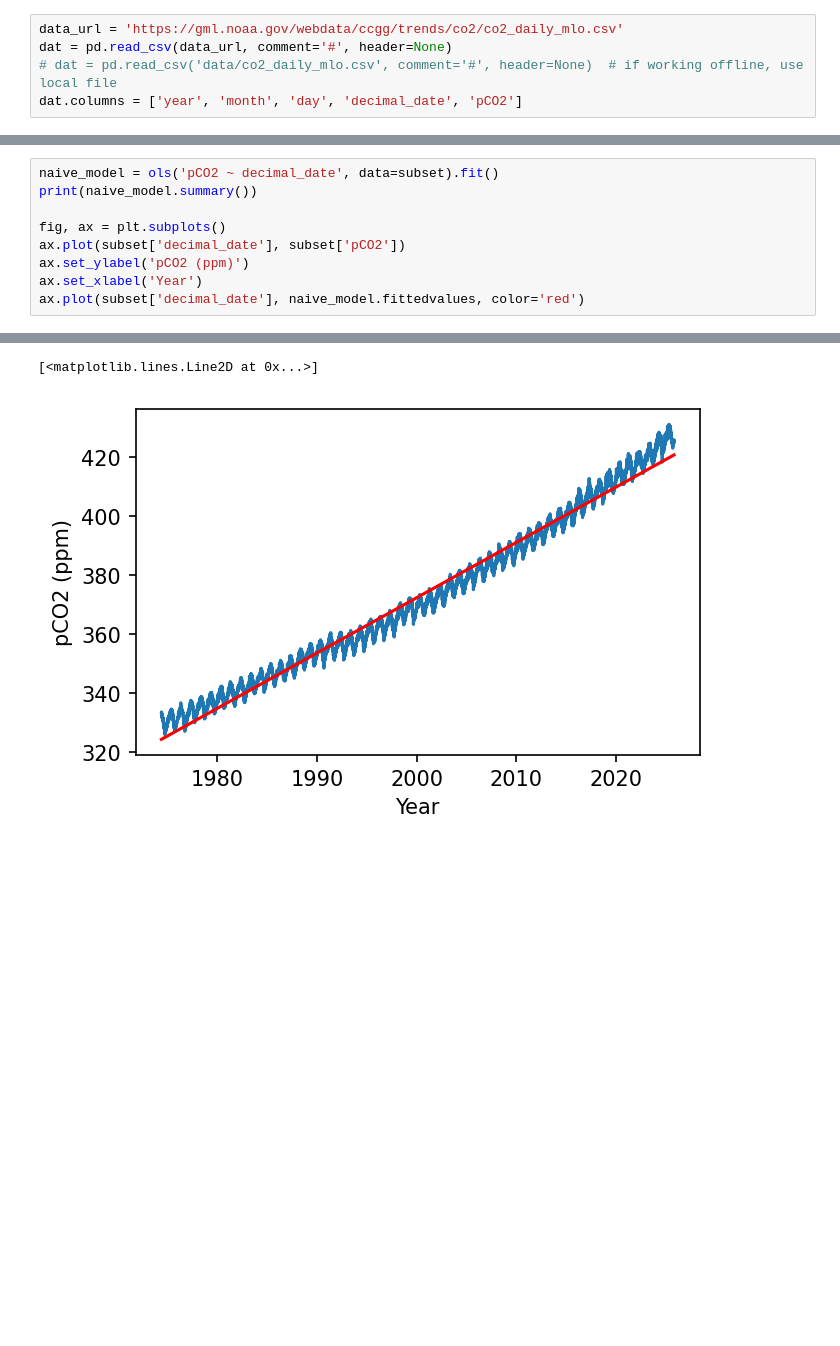
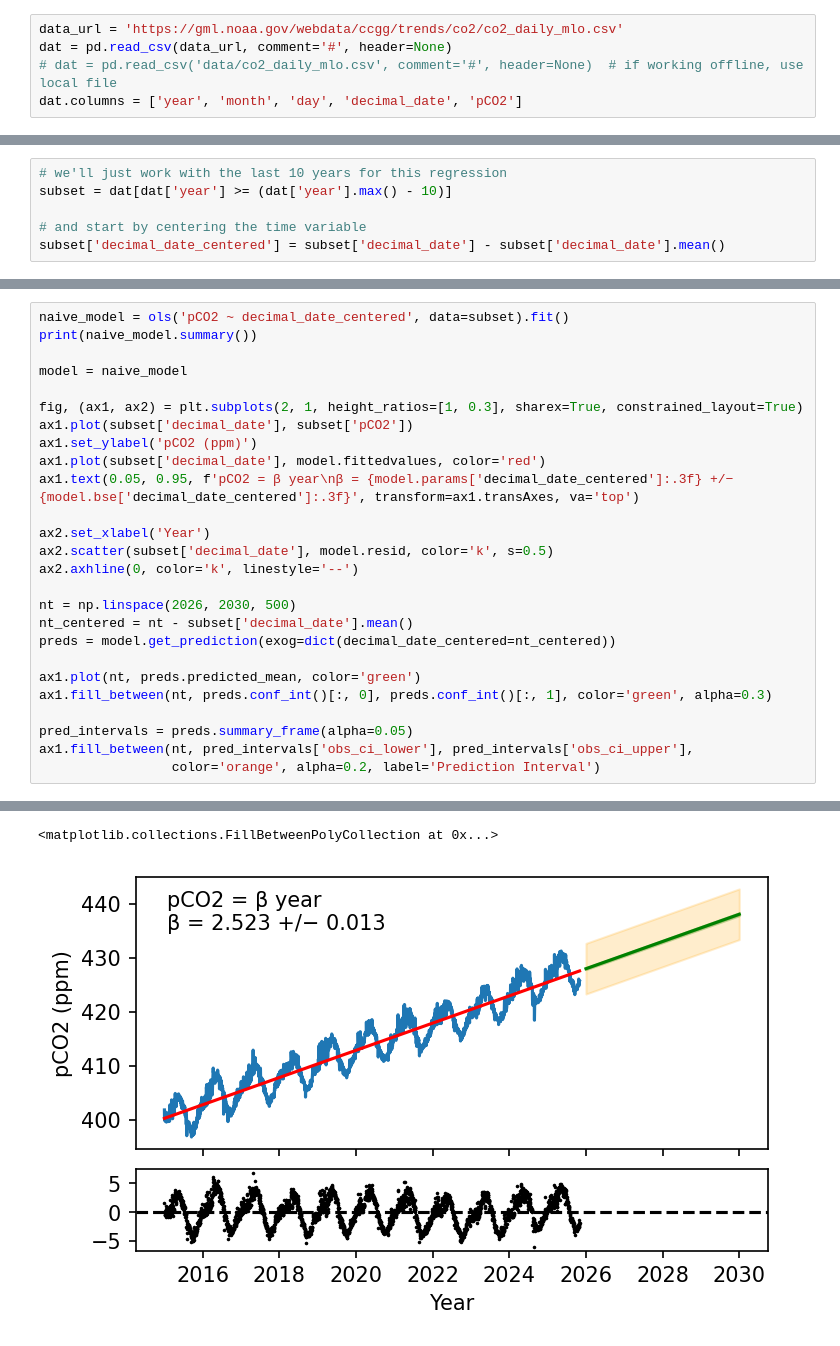
Before and after one commit to oscarbranson/teaching, a Jupyter notebook: QCES/EDAA/01_timeseries.ipynb, the cells around one changed output, grey strips where cells are left out. Cells and saved outputs as stored; diff of their text form; blank space fills up the shorter version.

```diff
--- a/QCES/EDAA/01_timeseries.ipynb
+++ b/QCES/EDAA/01_timeseries.ipynb
@@ -24,0 +161,6 @@ from statsmodels.formula.api import ols, glm
+# %%
+# we'll just work with the last 10 years for this regression
+subset = dat[dat['year'] >= (dat['year'].max() - 10)]
+
+# and start by centering the time variable
+subset['decimal_date_centered'] = subset['decimal_date'] - subset['decimal_date'].mean()
@@ -25,12 +173,29 @@ from statsmodels.formula.api import ols, glm
 # %%
-naive_model = ols('pCO2 ~ decimal_date', data=subset).fit()
+naive_model = ols('pCO2 ~ decimal_date_centered', data=subset).fit()
 print(naive_model.summary())
 
-fig, ax = plt.subplots()
-ax.plot(subset['decimal_date'], subset['pCO2'])
-ax.set_ylabel('pCO2 (ppm)')
-ax.set_xlabel('Year')
-ax.plot(subset['decimal_date'], naive_model.fittedvalues, color='red')
+model = naive_model
+
+fig, (ax1, ax2) = plt.subplots(2, 1, height_ratios=[1, 0.3], sharex=True, constrained_layout=True)
+ax1.plot(subset['decimal_date'], subset['pCO2'])
+ax1.set_ylabel('pCO2 (ppm)')
+ax1.plot(subset['decimal_date'], model.fittedvalues, color='red')
+ax1.text(0.05, 0.95, f'pCO2 = β year\nβ = {model.params['decimal_date_centered']:.3f} +/− {model.bse['decimal_date_centered']:.3f}', transform=ax1.transAxes, va='top')
+
+ax2.set_xlabel('Year')
+ax2.scatter(subset['decimal_date'], model.resid, color='k', s=0.5)
+ax2.axhline(0, color='k', linestyle='--')
+
+nt = np.linspace(2026, 2030, 500)
+nt_centered = nt - subset['decimal_date'].mean()
+preds = model.get_prediction(exog=dict(decimal_date_centered=nt_centered))
+
+ax1.plot(nt, preds.predicted_mean, color='green')
+ax1.fill_between(nt, preds.conf_int()[:, 0], preds.conf_int()[:, 1], color='green', alpha=0.3)
+
+pred_intervals = preds.summary_frame(alpha=0.05)
+ax1.fill_between(nt, pred_intervals['obs_ci_lower'], pred_intervals['obs_ci_upper'],
+                 color='orange', alpha=0.2, label='Prediction Interval')
 # %% [output]
                             OLS Regression Results
 ==============================================================================
@@ -52,2 +217,2 @@ strong multicollinearity or other numerical problems.
-[<matplotlib.lines.Line2D at 0x...>]
+<matplotlib.collections.FillBetweenPolyCollection at 0x...>
-[figure, old version]
+[figure, new version]
```
Also changed, not shown: parts of 21 cells of this notebook, 4 other files.
